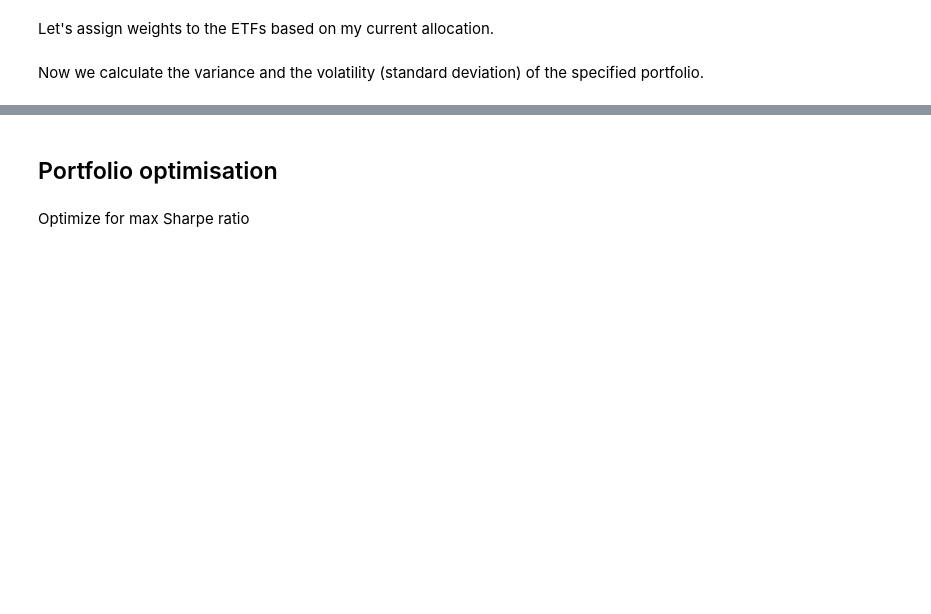
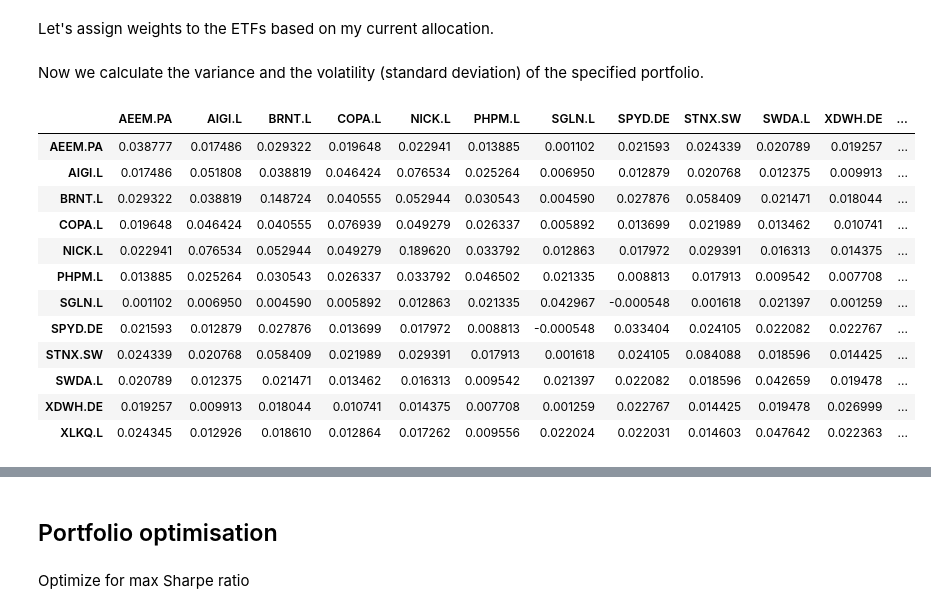
Before and after one commit to michaltkaczyk/etf-portfolio-optimisation, a Jupyter notebook: main.ipynb, the cells around one changed output, grey strips where cells are left out. Cells and saved outputs as stored; diff of their text form; code cells hidden in the pictures; blank space fills up the shorter version.

```diff
--- a/main.ipynb
+++ b/main.ipynb
@@ -185,5 +200,21 @@ current_weights = np.array([0, 0, 0, 0.4, 0, 0.1, 0.5, 0, 0])
 # %% [markdown]
 Now we calculate the variance and the volatility (standard deviation) of the specified portfolio.
+# %%
+covariance_matrix
+# %% [output]
+|  | AEEM.PA | AIGI.L | BRNT.L | COPA.L | NICK.L | PHPM.L | SGLN.L | SPYD.DE | STNX.SW | SWDA.L | XDWH.DE | ... |
+| AEEM.PA | 0.038777 | 0.017486 | 0.029322 | 0.019648 | 0.022941 | 0.013885 | 0.001102 | 0.021593 | 0.024339 | 0.020789 | 0.019257 | ... |
+| AIGI.L | 0.017486 | 0.051808 | 0.038819 | 0.046424 | 0.076534 | 0.025264 | 0.006950 | 0.012879 | 0.020768 | 0.012375 | 0.009913 | ... |
+| BRNT.L | 0.029322 | 0.038819 | 0.148724 | 0.040555 | 0.052944 | 0.030543 | 0.004590 | 0.027876 | 0.058409 | 0.021471 | 0.018044 | ... |
+| COPA.L | 0.019648 | 0.046424 | 0.040555 | 0.076939 | 0.049279 | 0.026337 | 0.005892 | 0.013699 | 0.021989 | 0.013462 | 0.010741 | ... |
+| NICK.L | 0.022941 | 0.076534 | 0.052944 | 0.049279 | 0.189620 | 0.033792 | 0.012863 | 0.017972 | 0.029391 | 0.016313 | 0.014375 | ... |
+| PHPM.L | 0.013885 | 0.025264 | 0.030543 | 0.026337 | 0.033792 | 0.046502 | 0.021335 | 0.008813 | 0.017913 | 0.009542 | 0.007708 | ... |
+| SGLN.L | 0.001102 | 0.006950 | 0.004590 | 0.005892 | 0.012863 | 0.021335 | 0.042967 | -0.000548 | 0.001618 | 0.021397 | 0.001259 | ... |
+| SPYD.DE | 0.021593 | 0.012879 | 0.027876 | 0.013699 | 0.017972 | 0.008813 | -0.000548 | 0.033404 | 0.024105 | 0.022082 | 0.022767 | ... |
+| STNX.SW | 0.024339 | 0.020768 | 0.058409 | 0.021989 | 0.029391 | 0.017913 | 0.001618 | 0.024105 | 0.084088 | 0.018596 | 0.014425 | ... |
+| SWDA.L | 0.020789 | 0.012375 | 0.021471 | 0.013462 | 0.016313 | 0.009542 | 0.021397 | 0.022082 | 0.018596 | 0.042659 | 0.019478 | ... |
+| XDWH.DE | 0.019257 | 0.009913 | 0.018044 | 0.010741 | 0.014375 | 0.007708 | 0.001259 | 0.022767 | 0.014425 | 0.019478 | 0.026999 | ... |
+| XLKQ.L | 0.024345 | 0.012926 | 0.018610 | 0.012864 | 0.017262 | 0.009556 | 0.022024 | 0.022031 | 0.014603 | 0.047642 | 0.022363 | ... |
 # %%
 def assess_portfolio(weights, expected_returns, covariance_matrix):
     expected_portfolio_return = np.sum(expected_returns * weights)
```
Also changed, not shown: parts of 15 cells of this notebook, 2 other files.
